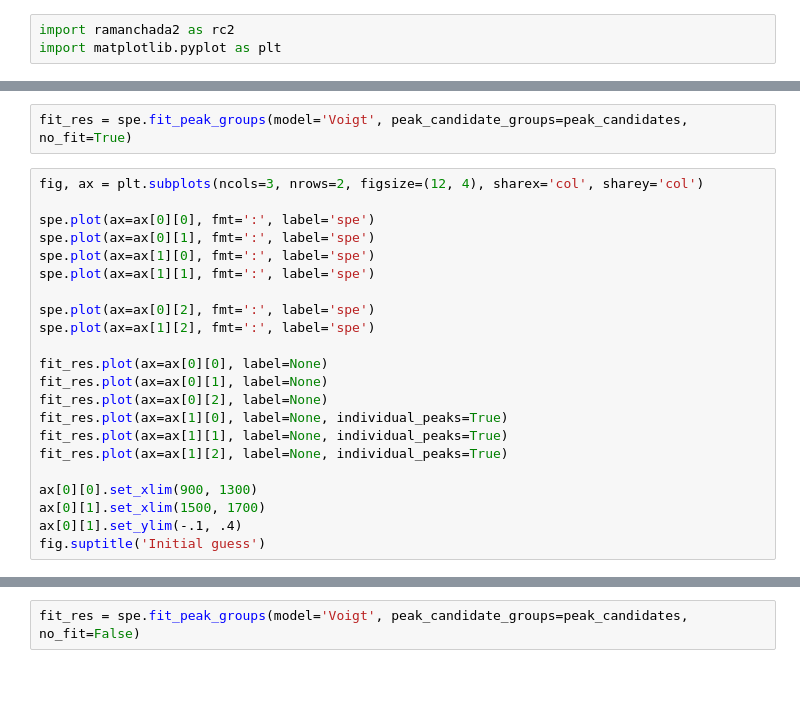
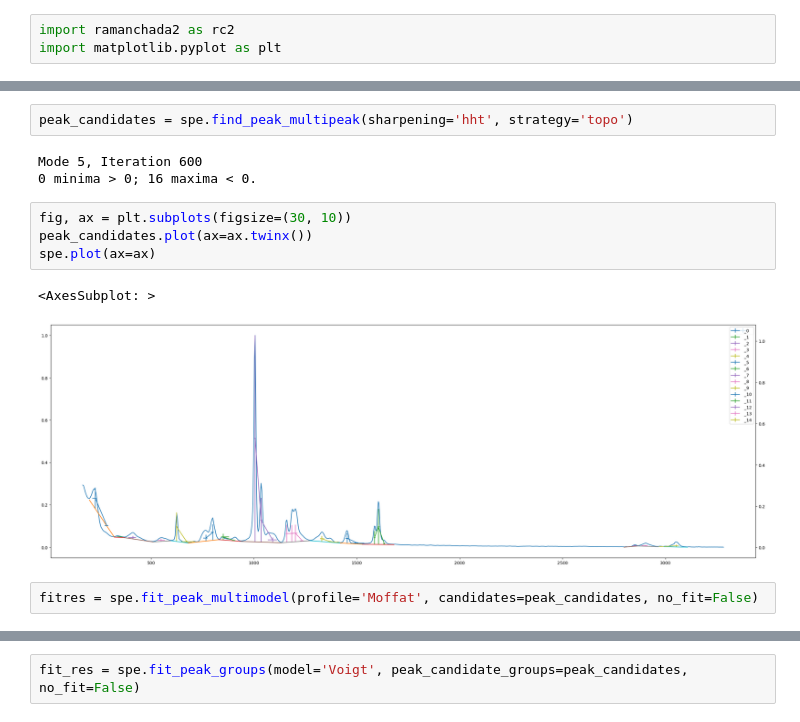
Before and after one commit to h2020charisma/ramanchada2, a Jupyter notebook: examples/fit_spe_composite_model.ipynb, the cells around one changed output, grey strips where cells are left out. Drawn from its saved outputs; the diff is of its cells as text; blank space fills up the shorter version.

Commit message:
Peak candidates are unified
Old code saved as deprecated

```diff
--- a/examples/fit_spe_composite_model.ipynb
+++ b/examples/fit_spe_composite_model.ipynb
@@ -43,24 +26,14 @@ fig.suptitle('Peak candidates')
-# %%
-fit_res = spe.fit_peak_groups(model='Voigt', peak_candidate_groups=peak_candidates, no_fit=True)
-# %%
-fig, ax = plt.subplots(ncols=3, nrows=2, figsize=(12, 4), sharex='col', sharey='col')
-
-spe.plot(ax=ax[0][0], fmt=':', label='spe')
-spe.plot(ax=ax[0][1], fmt=':', label='spe')
-spe.plot(ax=ax[1][0], fmt=':', label='spe')
-spe.plot(ax=ax[1][1], fmt=':', label='spe')
-
-spe.plot(ax=ax[0][2], fmt=':', label='spe')
-spe.plot(ax=ax[1][2], fmt=':', label='spe')
-
-fit_res.plot(ax=ax[0][0], label=None)
-fit_res.plot(ax=ax[0][1], label=None)
-fit_res.plot(ax=ax[0][2], label=None)
-fit_res.plot(ax=ax[1][0], label=None, individual_peaks=True)
-fit_res.plot(ax=ax[1][1], label=None, individual_peaks=True)
-fit_res.plot(ax=ax[1][2], label=None, individual_peaks=True)
-
-ax[0][0].set_xlim(900, 1300)
-ax[0][1].set_xlim(1500, 1700)
-ax[0][1].set_ylim(-.1, .4)
-fig.suptitle('Initial guess')
+# %%
+peak_candidates = spe.find_peak_multipeak(sharpening='hht', strategy='topo')
+# %% [output]
+Mode 5, Iteration 600
+0 minima > 0; 16 maxima < 0.
+# %%
+fig, ax = plt.subplots(figsize=(30, 10))
+peak_candidates.plot(ax=ax.twinx())
+spe.plot(ax=ax)
+# %% [output]
+<AxesSubplot: >
+[figure, added]
+# %%
+fitres = spe.fit_peak_multimodel(profile='Moffat', candidates=peak_candidates, no_fit=False)
```
Also changed, not shown: parts of 7 cells of this notebook, 8 other files.
